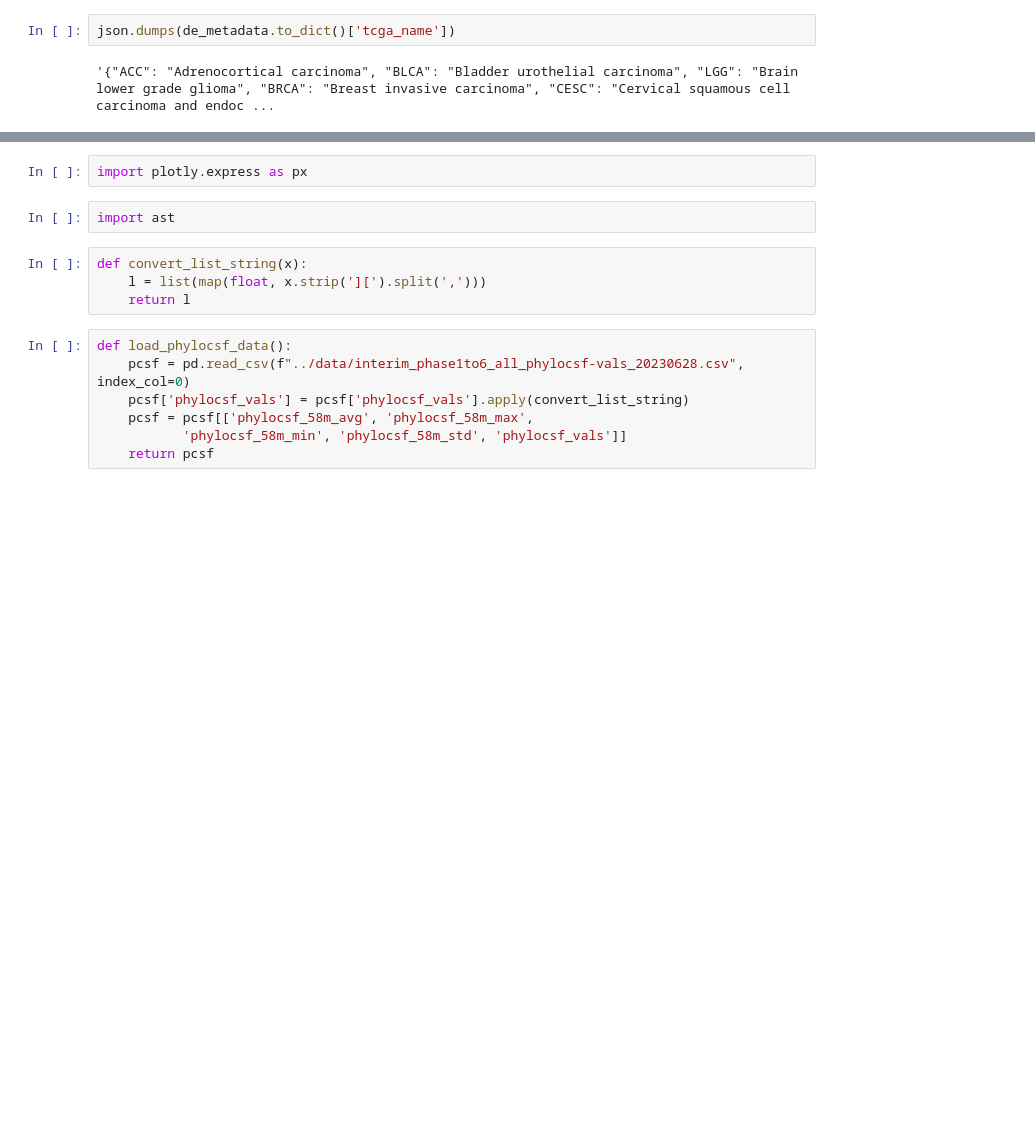
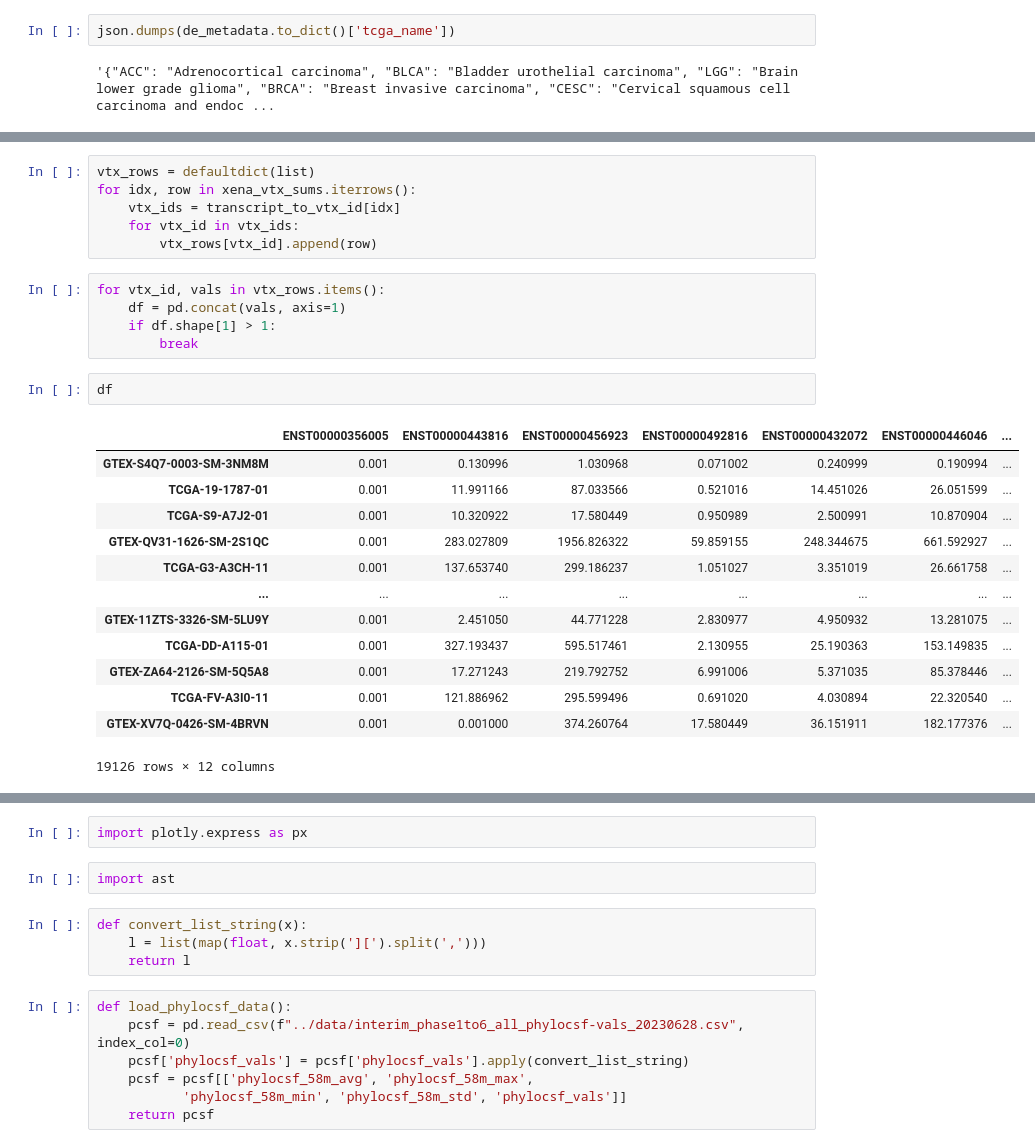
Before and after one commit to veliatx/dashboard, a Jupyter notebook: dashboard/testing.ipynb, the cells around one changed output, grey strips where cells are left out. Saved outputs shown, nothing was run; the diff lists cells and outputs as text; blank space fills up the shorter version.

```diff
--- a/dashboard/testing.ipynb
+++ b/dashboard/testing.ipynb
@@ -50,0 +72,27 @@ json.dumps(de_metadata.to_dict()['tcga_name'])
+# %%
+vtx_rows = defaultdict(list)
+for idx, row in xena_vtx_sums.iterrows():
+    vtx_ids = transcript_to_vtx_id[idx]
+    for vtx_id in vtx_ids:
+        vtx_rows[vtx_id].append(row)
+# %%
+for vtx_id, vals in vtx_rows.items():
+    df = pd.concat(vals, axis=1)
+    if df.shape[1] > 1:
+        break
+# %%
+df
+# %% [output]
+|  | ENST00000356005 | ENST00000443816 | ENST00000456923 | ENST00000492816 | ENST00000432072 | ENST00000446046 | ... |
+| GTEX-S4Q7-0003-SM-3NM8M | 0.001 | 0.130996 | 1.030968 | 0.071002 | 0.240999 | 0.190994 | ... |
+| TCGA-19-1787-01 | 0.001 | 11.991166 | 87.033566 | 0.521016 | 14.451026 | 26.051599 | ... |
+| TCGA-S9-A7J2-01 | 0.001 | 10.320922 | 17.580449 | 0.950989 | 2.500991 | 10.870904 | ... |
+| GTEX-QV31-1626-SM-2S1QC | 0.001 | 283.027809 | 1956.826322 | 59.859155 | 248.344675 | 661.592927 | ... |
+| TCGA-G3-A3CH-11 | 0.001 | 137.653740 | 299.186237 | 1.051027 | 3.351019 | 26.661758 | ... |
+| ... | ... | ... | ... | ... | ... | ... | ... |
+| GTEX-11ZTS-3326-SM-5LU9Y | 0.001 | 2.451050 | 44.771228 | 2.830977 | 4.950932 | 13.281075 | ... |
+| TCGA-DD-A115-01 | 0.001 | 327.193437 | 595.517461 | 2.130955 | 25.190363 | 153.149835 | ... |
+| GTEX-ZA64-2126-SM-5Q5A8 | 0.001 | 17.271243 | 219.792752 | 6.991006 | 5.371035 | 85.378446 | ... |
+| TCGA-FV-A3I0-11 | 0.001 | 121.886962 | 295.599496 | 0.691020 | 4.030894 | 22.320540 | ... |
+| GTEX-XV7Q-0426-SM-4BRVN | 0.001 | 0.001000 | 374.260764 | 17.580449 | 36.151911 | 182.177376 | ... |
+19126 rows × 12 columns
```
Also changed, not shown: parts of 18 cells of this notebook, 2 other files.
